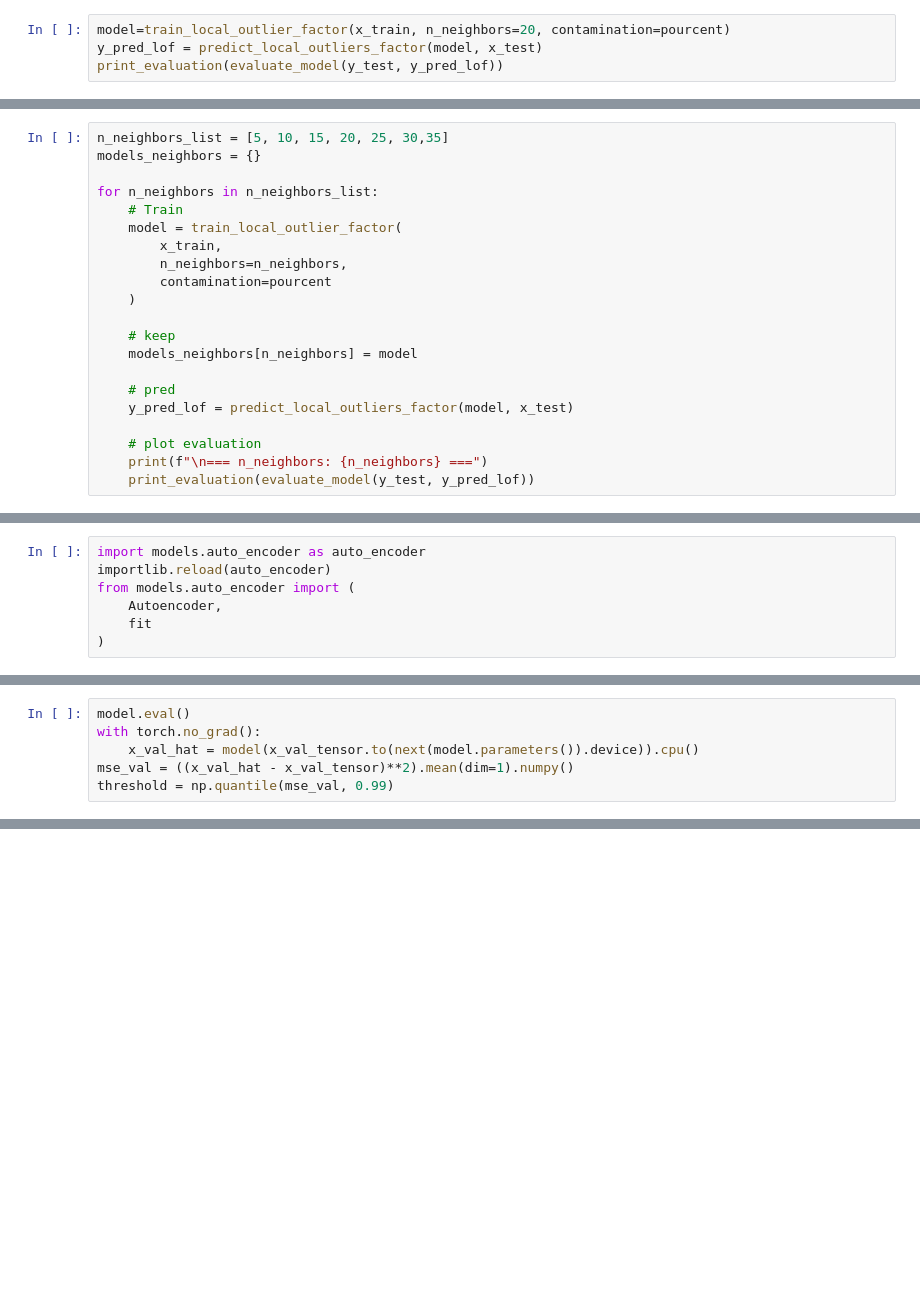
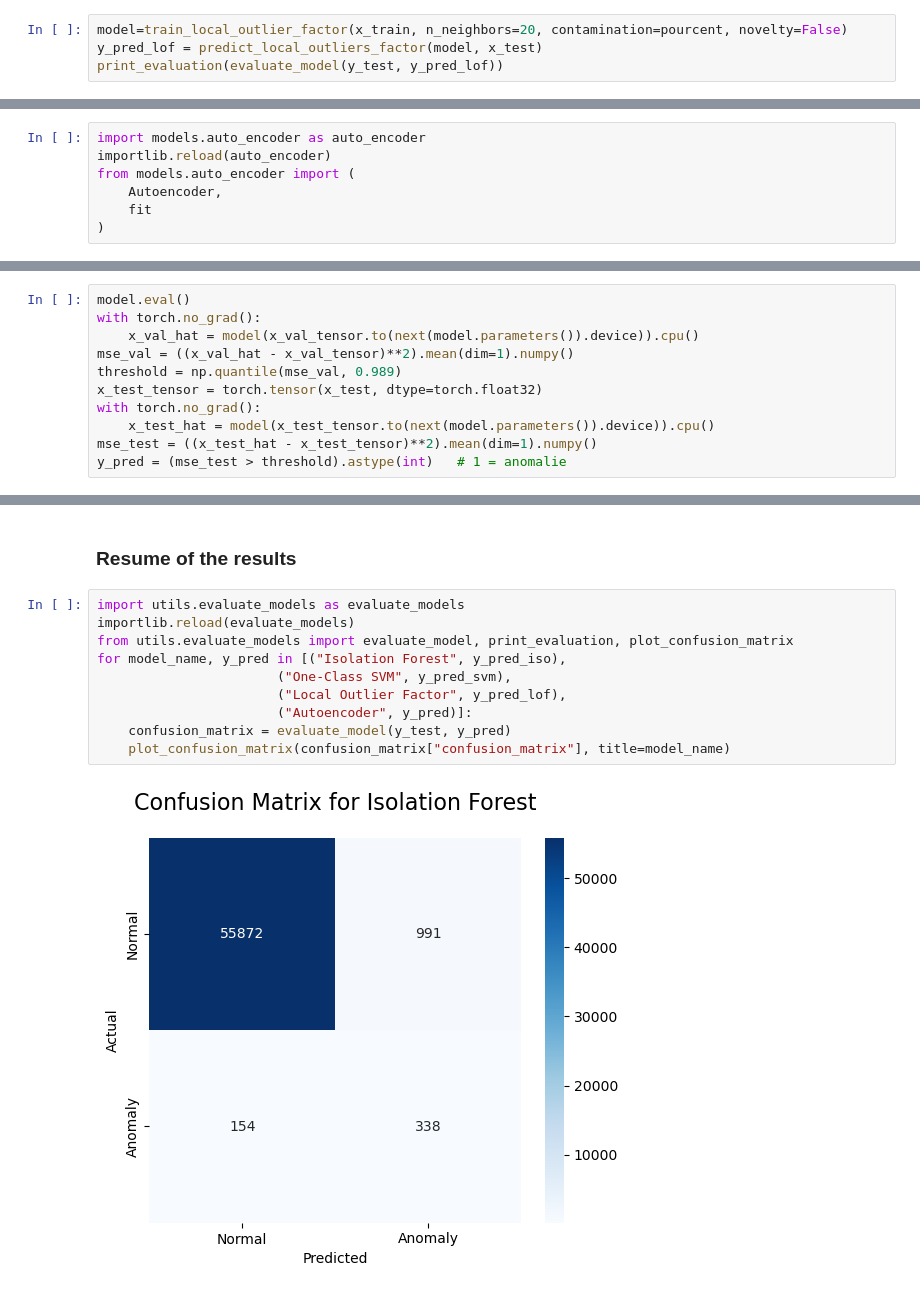
Before and after one commit to lucasmtse/Detecting-Outliers-in-Transactions, a Jupyter notebook: notebook.ipynb, the cells around one changed output, grey strips where cells are left out. Drawn from its saved outputs; the diff is of its cells as text; blank space fills up the shorter version.

```diff
--- a/notebook.ipynb
+++ b/notebook.ipynb
@@ -168,7 +175,7 @@ from models.local_outiers_factor import (
     predict_local_outliers_factor
 )
 # %%
-model=train_local_outlier_factor(x_train, n_neighbors=20, contamination=pourcent)
+model=train_local_outlier_factor(x_train, n_neighbors=20, contamination=pourcent, novelty=False)
 y_pred_lof = predict_local_outliers_factor(model, x_test)
 print_evaluation(evaluate_model(y_test, y_pred_lof))
 # %% [output]
@@ -190,21 +197,0 @@ Label 1:
-# %%
-n_neighbors_list = [5, 10, 15, 20, 25, 30,35]
-models_neighbors = {}
-
-for n_neighbors in n_neighbors_list:
-    # Train
-    model = train_local_outlier_factor(
-        x_train,
-        n_neighbors=n_neighbors,
-        contamination=pourcent
-    )
-
-    # keep
-    models_neighbors[n_neighbors] = model
-
-    # pred
-    y_pred_lof = predict_local_outliers_factor(model, x_test)
-
-    # plot evaluation
-    print(f"\n=== n_neighbors: {n_neighbors} ===")
-    print_evaluation(evaluate_model(y_test, y_pred_lof))
@@ -291,4 +235,9 @@ model.eval()
 with torch.no_grad():
     x_val_hat = model(x_val_tensor.to(next(model.parameters()).device)).cpu()
 mse_val = ((x_val_hat - x_val_tensor)**2).mean(dim=1).numpy()
-threshold = np.quantile(mse_val, 0.99)
+threshold = np.quantile(mse_val, 0.989)
+x_test_tensor = torch.tensor(x_test, dtype=torch.float32)
+with torch.no_grad():
+    x_test_hat = model(x_test_tensor.to(next(model.parameters()).device)).cpu()
+mse_test = ((x_test_hat - x_test_tensor)**2).mean(dim=1).numpy()
+y_pred = (mse_test > threshold).astype(int)   # 1 = anomalie
@@ -321,0 +286,14 @@ Label 1:
+# %% [markdown]
+### Resume of the results
+# %%
+import utils.evaluate_models as evaluate_models
+importlib.reload(evaluate_models)
+from utils.evaluate_models import evaluate_model, print_evaluation, plot_confusion_matrix
+for model_name, y_pred in [("Isolation Forest", y_pred_iso),
+                       ("One-Class SVM", y_pred_svm),
+                       ("Local Outlier Factor", y_pred_lof),
+                       ("Autoencoder", y_pred)]:
+    confusion_matrix = evaluate_model(y_test, y_pred)
+    plot_confusion_matrix(confusion_matrix["confusion_matrix"], title=model_name)
+# %% [output]
+[figure, added]
```
Also changed, not shown: parts of 13 cells of this notebook.
